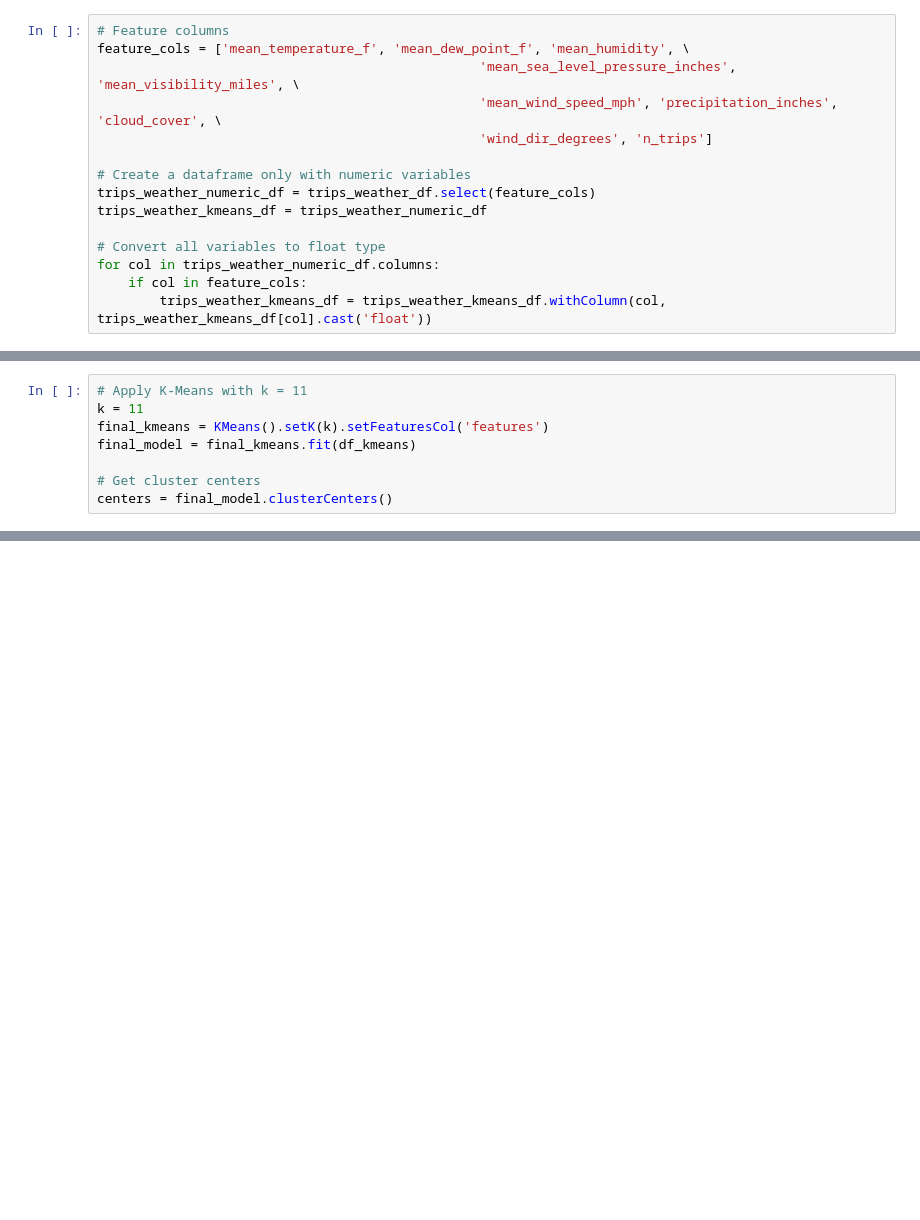
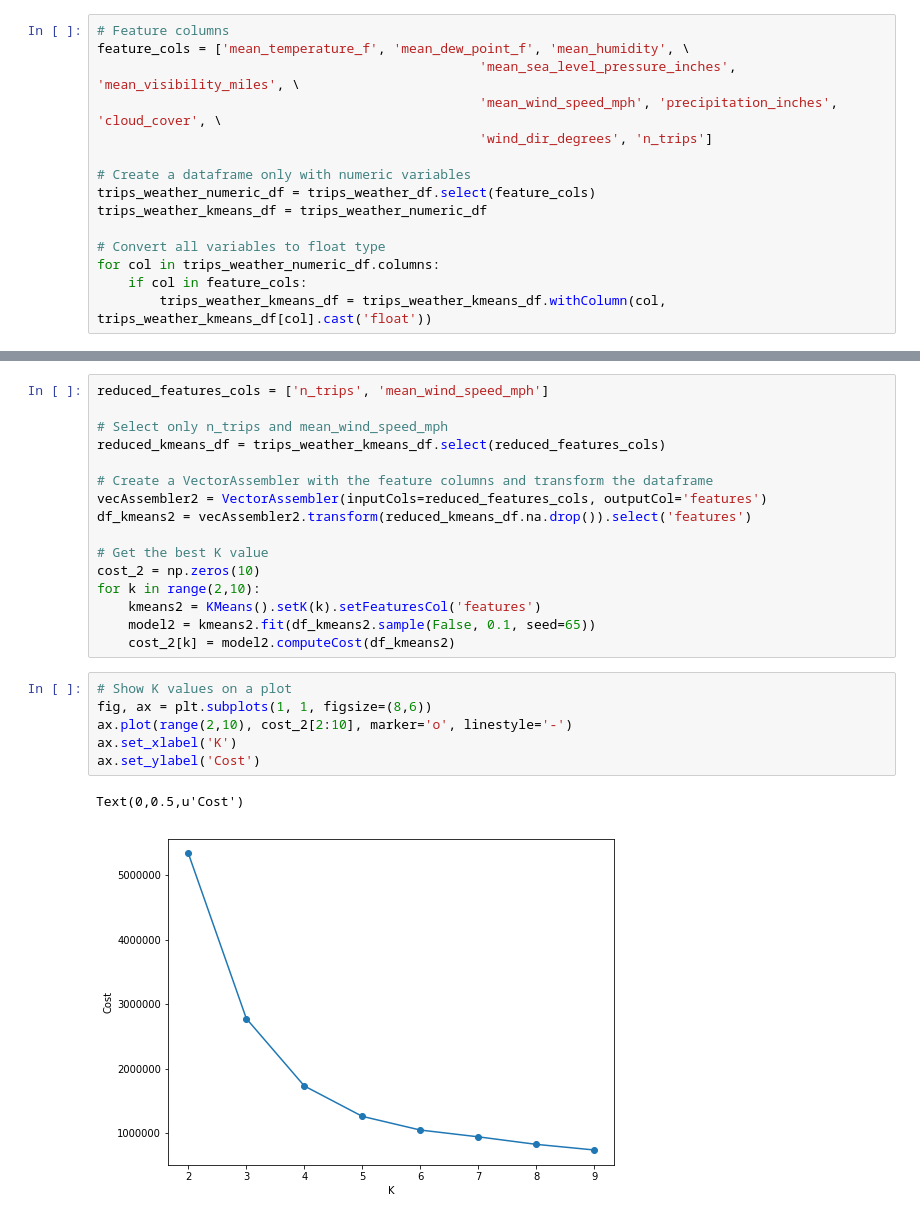
Before and after one commit to eliasib13/PFM-Campus-Big-Data, a Jupyter notebook: PFM - SF Bay Area Bike Share - Eliasib Garcia Martin.ipynb, the cells around one changed output, grey strips where cells are left out. Saved outputs shown, nothing was run; the diff lists cells and outputs as text; blank space fills up the shorter version.

```diff
--- a/PFM - SF Bay Area Bike Share - Eliasib Garcia Martin.ipynb
+++ b/PFM - SF Bay Area Bike Share - Eliasib Garcia Martin.ipynb
@@ -463,8 +453,0 @@ Se observa que la variación del coste disminuye a partir de `K = 11`, por lo qu
-# %%
-# Apply K-Means with k = 11
-k = 11
-final_kmeans = KMeans().setK(k).setFeaturesCol('features')
-final_model = final_kmeans.fit(df_kmeans)
-
-# Get cluster centers
-centers = final_model.clusterCenters()
@@ -470,0 +458,25 @@ centers = final_model.clusterCenters()
+# %%
+reduced_features_cols = ['n_trips', 'mean_wind_speed_mph']
+
+# Select only n_trips and mean_wind_speed_mph
+reduced_kmeans_df = trips_weather_kmeans_df.select(reduced_features_cols)
+
+# Create a VectorAssembler with the feature columns and transform the dataframe
+vecAssembler2 = VectorAssembler(inputCols=reduced_features_cols, outputCol='features')
+df_kmeans2 = vecAssembler2.transform(reduced_kmeans_df.na.drop()).select('features')
+
+# Get the best K value
+cost_2 = np.zeros(10)
+for k in range(2,10):
+    kmeans2 = KMeans().setK(k).setFeaturesCol('features')
+    model2 = kmeans2.fit(df_kmeans2.sample(False, 0.1, seed=65))
+    cost_2[k] = model2.computeCost(df_kmeans2)
+# %%
+# Show K values on a plot
+fig, ax = plt.subplots(1, 1, figsize=(8,6))
+ax.plot(range(2,10), cost_2[2:10], marker='o', linestyle='-')
+ax.set_xlabel('K')
+ax.set_ylabel('Cost')
+# %% [output]
+Text(0,0.5,u'Cost')
+[figure, added]
```
Also changed, not shown: parts of 18 cells of this notebook.
